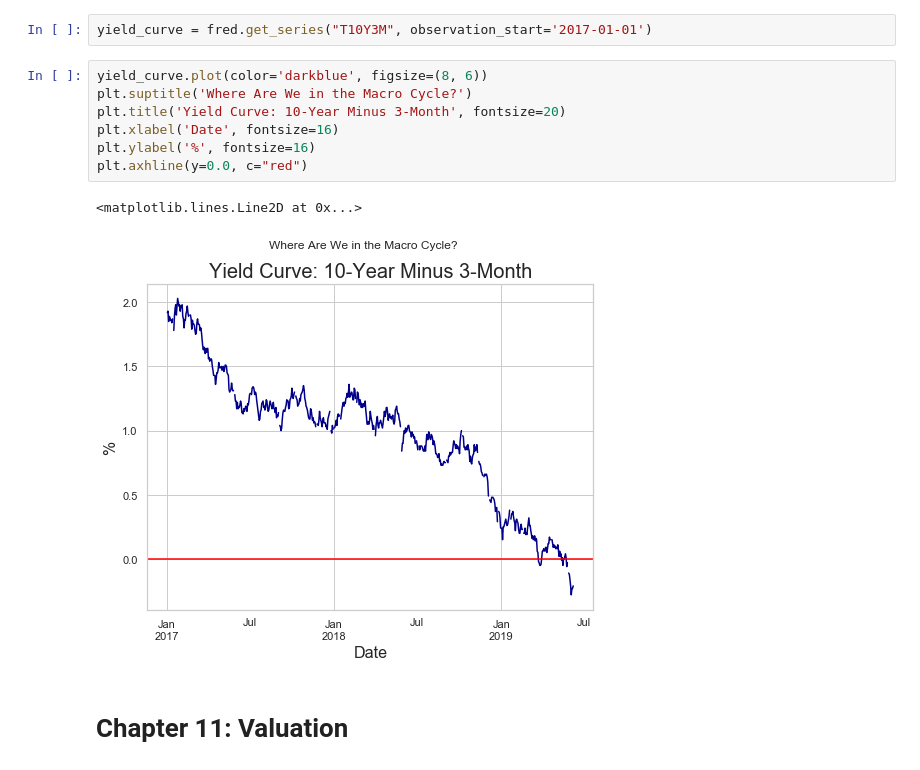
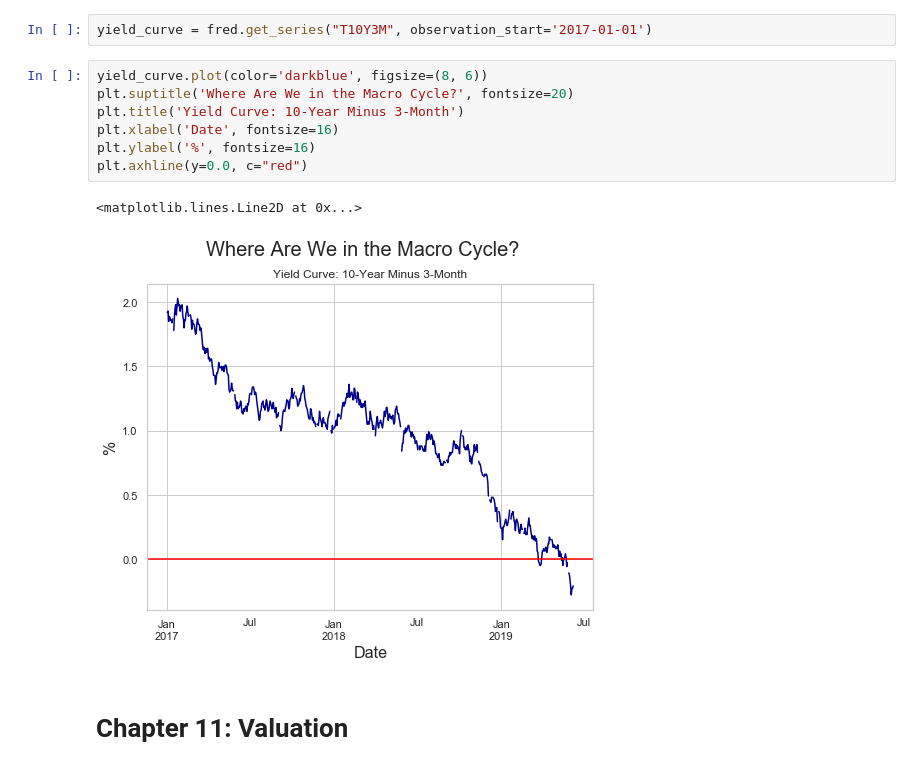
Before and after one commit to thsavage/REAL1-GC.1035, a Jupyter notebook: Notes.ipynb, the cells around one changed output. Cells and saved outputs as stored; diff of their text form.

```diff
--- a/Notes.ipynb
+++ b/Notes.ipynb
@@ -523,14 +523,14 @@ Image.open(image_file)
 yield_curve = fred.get_series("T10Y3M", observation_start='2017-01-01')
 # %%
 yield_curve.plot(color='darkblue', figsize=(8, 6))
-plt.suptitle('Where Are We in the Macro Cycle?')
-plt.title('Yield Curve: 10-Year Minus 3-Month', fontsize=20)
+plt.suptitle('Where Are We in the Macro Cycle?', fontsize=20)
+plt.title('Yield Curve: 10-Year Minus 3-Month')
 plt.xlabel('Date', fontsize=16)
 plt.ylabel('%', fontsize=16)
 plt.axhline(y=0.0, c="red")
 # %% [output]
 <matplotlib.lines.Line2D at 0x...>
-[figure, old version]
+[figure, new version]
 # %% [markdown]
 # Chapter 11: Valuation
 # %% [markdown]
```
Also changed, not shown: parts of 1 cell of this notebook.
